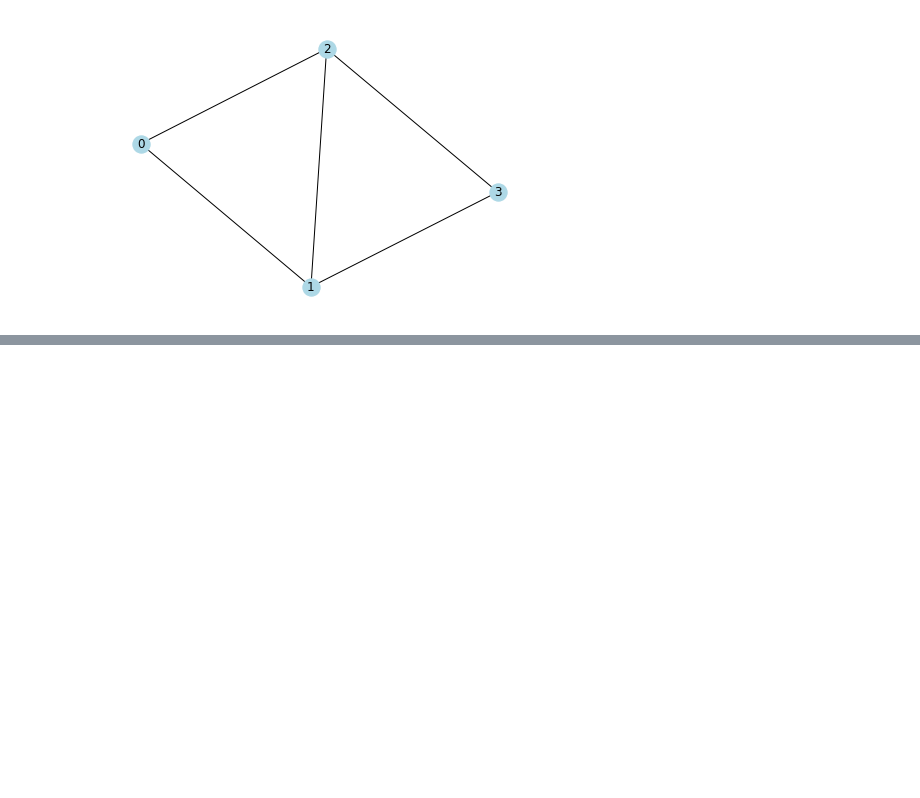
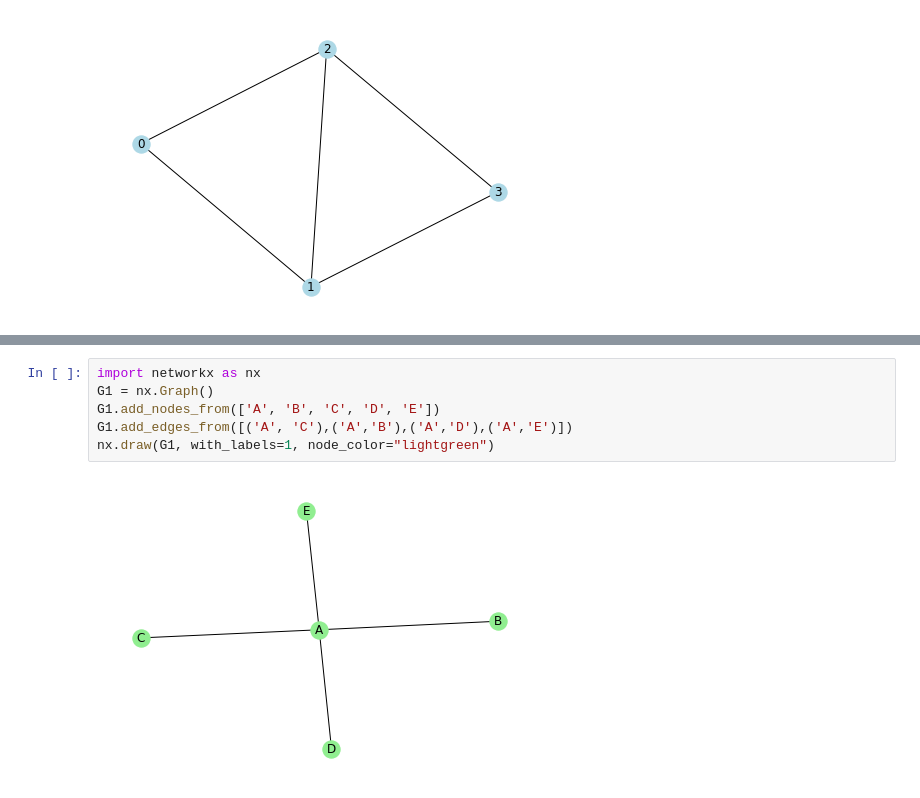
Before and after one commit to alexandrac77/graph_theory, a Jupyter notebook: graph-isomorphism.ipynb, the cells around one changed output, grey strips where cells are left out. Saved outputs shown, nothing was run; the diff lists cells and outputs as text; blank space fills up the shorter version.

```diff
--- a/graph-isomorphism.ipynb
+++ b/graph-isomorphism.ipynb
@@ -142,0 +180,8 @@ nx.draw(X, with_labels=1, node_color="lightblue")
+# %%
+import networkx as nx
+G1 = nx.Graph()
+G1.add_nodes_from(['A', 'B', 'C', 'D', 'E'])
+G1.add_edges_from([('A', 'C'),('A','B'),('A','D'),('A','E')])
+nx.draw(G1, with_labels=1, node_color="lightgreen")
+# %% [output]
+[figure, added]
```
Also changed, not shown: parts of 8 cells of this notebook.
